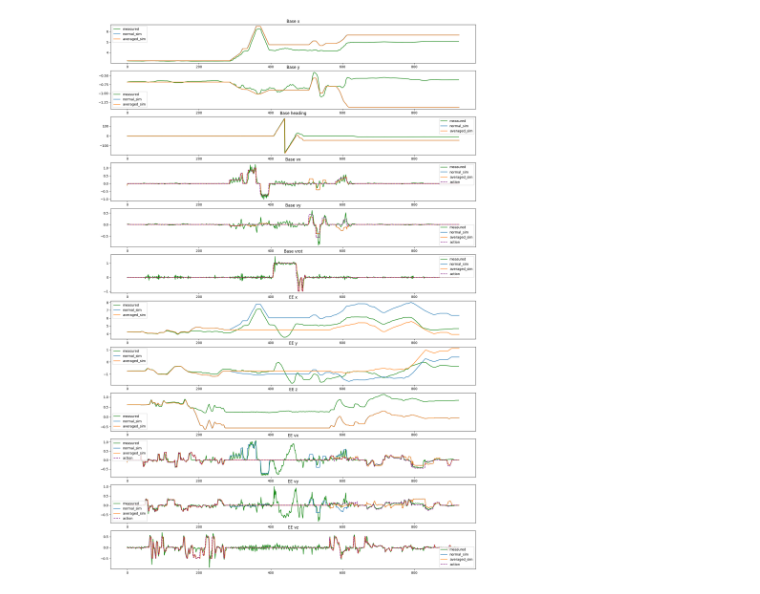
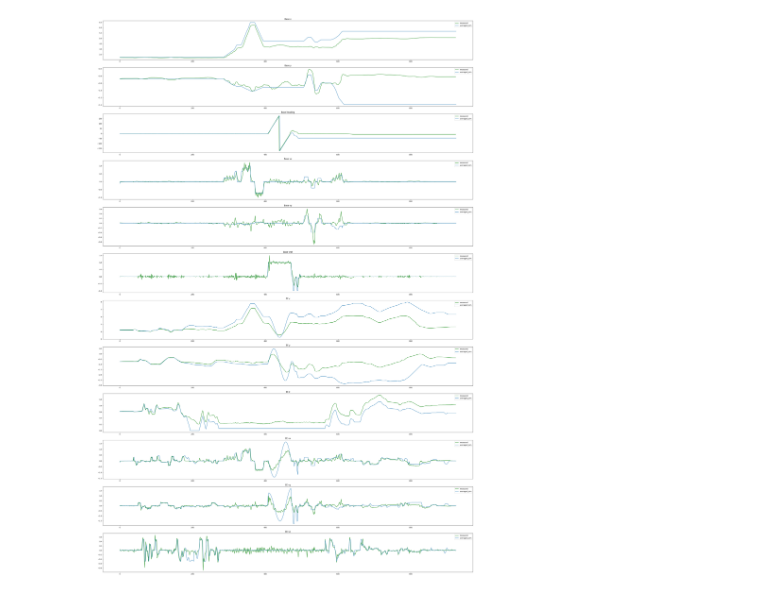
Before and after one commit to benjirer/active-learning-dynamics, a Jupyter notebook: alrd/spot_simulator/trajectory_analysis.ipynb, the cells around one changed output. Cells and saved outputs as stored; diff of their text form; code cells hidden in the pictures.

Commit message:
improved simulator

```diff
--- a/alrd/spot_simulator/trajectory_analysis.ipynb
+++ b/alrd/spot_simulator/trajectory_analysis.ipynb
@@ -8,7 +8,7 @@ from alrd.run_spot import SessionBuffer, DataBuffer, TransitionData, StateData,
 from alrd.spot_gym.model.robot_state import SpotState
 
 # params
-plot_actions = True
+plot_actions = False
 
 # load measured data
 measured_data_path = "/home/bhoffman/Documents/MT FS24/active-learning-dynamics/collected_data/test20240806-135621/session_buffer.pickle"
@@ -35,8 +35,7 @@ measured_actions = np.array([s.action for s in states])
 
 # load simlauted trajectory data
 file_paths = {
-    "normal": "/home/bhoffman/Documents/MT FS24/active-learning-dynamics/alrd/spot_simulator/generated_trajectories/trajectory_normal_20240807-122525.pickle",
-    "averaged": "/home/bhoffman/Documents/MT FS24/active-learning-dynamics/alrd/spot_simulator/generated_trajectories/trajectory_averaged_20240807-122525.pickle"
+    "averaged": "/home/bhoffman/Documents/MT FS24/active-learning-dynamics/alrd/spot_simulator/generated_trajectories/trajectory_20240807-175628.pickle",
 }
 data_sets = {}
 for key, path in file_paths.items():
@@ -72,7 +71,7 @@ for key, path in file_paths.items():
     }
 
 # plot and label
-fig, axs = plt.subplots(12, 1, figsize=(20, 30))
+fig, axs = plt.subplots(12, 1, figsize=(40, 60))
 
 # base positions
 axs[0].plot(measured_body_positions[:,0], label="measured", color="green")
@@ -112,31 +111,31 @@ for key, data in data_sets.items():
     axs[11].plot(data["ee_vz"], label=key + "_sim")
 
 if plot_actions:
     axs[3].plot(measured_actions[:,0], label="action", color="purple", linestyle="--")
     axs[4].plot(measured_actions[:,1], label="action", color="purple", linestyle="--")
     axs[5].plot(measured_actions[:,2], label="action", color="purple", linestyle="--")
     axs[9].plot(measured_actions[:,3], label="action", color="purple", linestyle="--")
     axs[10].plot(measured_actions[:,4], label="action", color="purple", linestyle="--")
     axs[11].plot(measured_actions[:,5], label="action", color="purple", linestyle="--")
 
 for ax in axs:
     ax.legend()
 
 # add labels
 axs[0].set_title("Base x")
 axs[1].set_title("Base y")
 axs[2].set_title("Base heading")
 axs[3].set_title("Base vx")
 axs[4].set_title("Base vy")
 axs[5].set_title("Base vrot")
 axs[6].set_title("EE x")
 axs[7].set_title("EE y")
 axs[8].set_title("EE z")
 axs[9].set_title("EE vx")
 axs[10].set_title("EE vy")
 axs[11].set_title("EE vz")
 
 
 plt.show()
 # %% [output]
-[figure, old version]
+[figure, new version]
```
Also changed, not shown: 33 other files.
